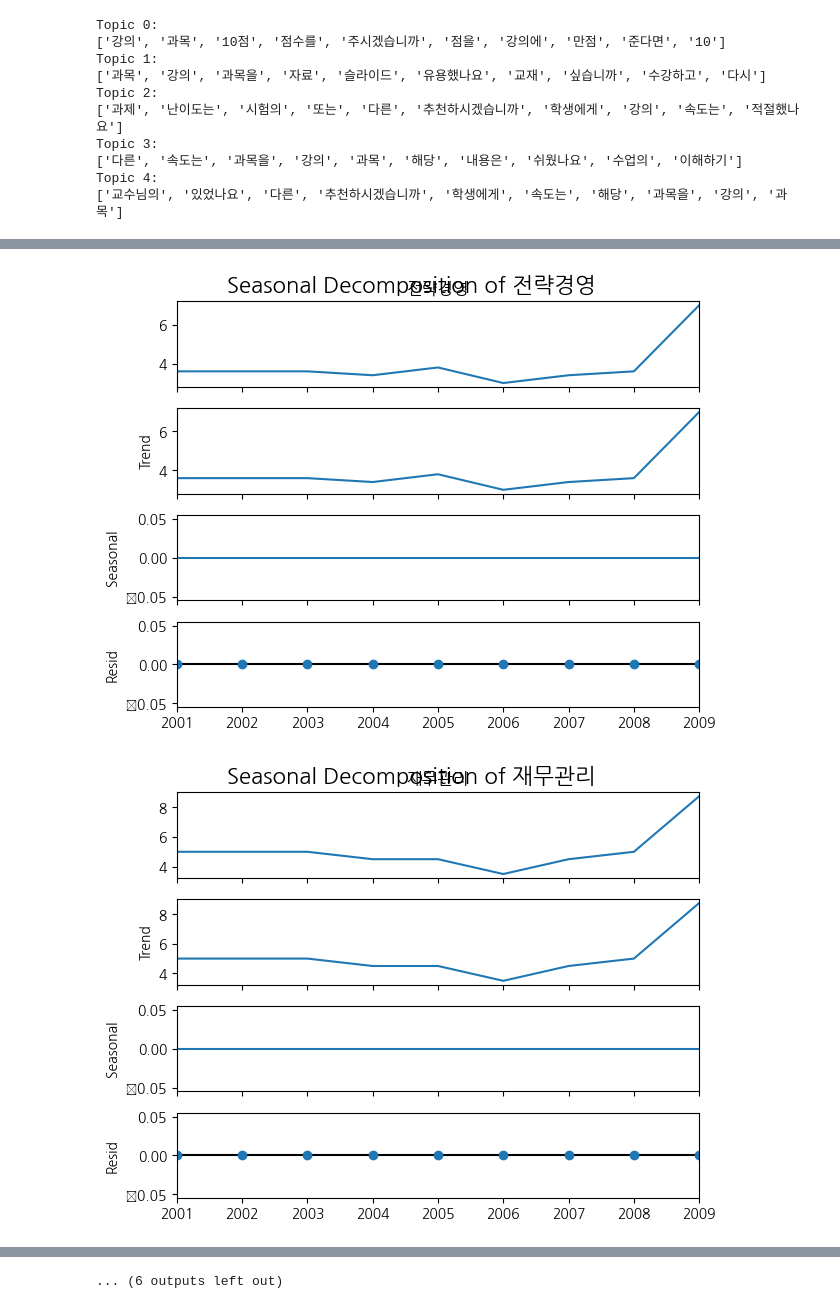
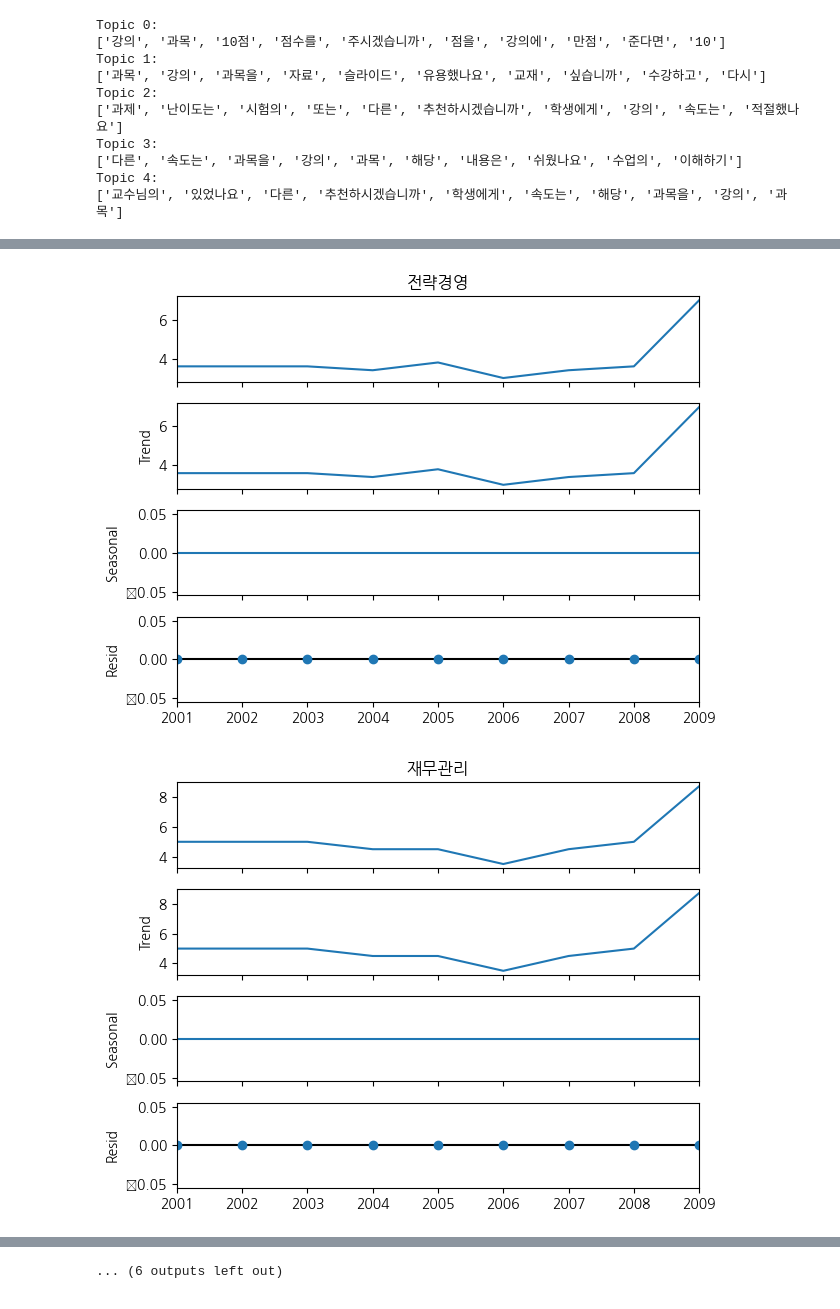
Before and after one commit to kimjaehwankimjaehwan/Just-for-fun, a Jupyter notebook: MBA_Lecture_Review.ipynb, the cells around one changed output, grey strips where cells are left out. Saved outputs shown, nothing was run; the diff lists cells and outputs as text; code cells hidden in the pictures.

```diff
--- a/MBA_Lecture_Review.ipynb
+++ b/MBA_Lecture_Review.ipynb
@@ -314,7 +314,6 @@ plt.show()
 for i in range(len(df1.columns)):  # Iterate over each column
     decomposition = sm.tsa.seasonal_decompose(df1.iloc[:, i], model='additive', period=1)
     decomposition.plot()
-    plt.suptitle(f'Seasonal Decomposition of {df1.columns[i]}', fontsize=16)
     plt.show()
 # %% [output]
 [figure]
@@ -324,2 +323,2 @@ for i in range(len(df1.columns)):  # Iterate over each column
-[figure, old version]
+[figure, new version]
-[figure, old version]
+[figure, new version]
```
Also changed, not shown: parts of 1 cell of this notebook.
